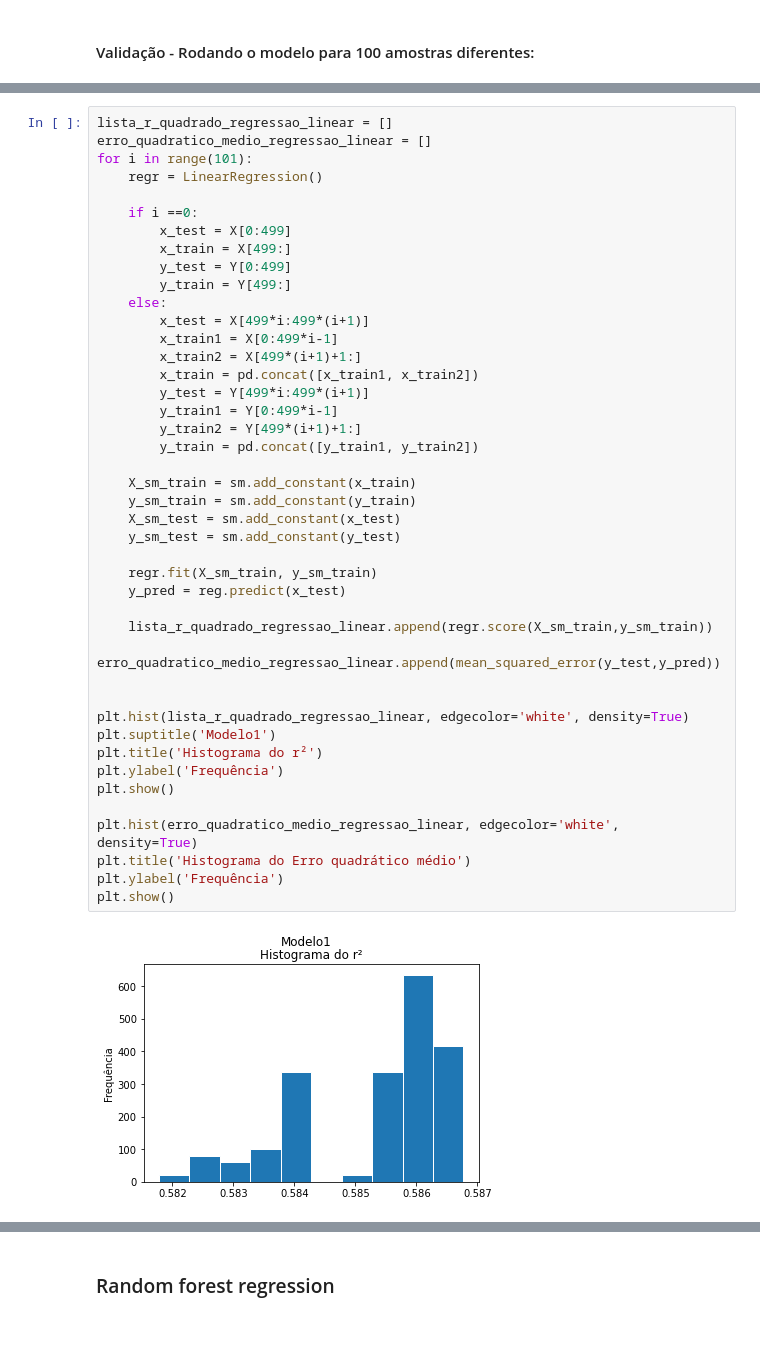
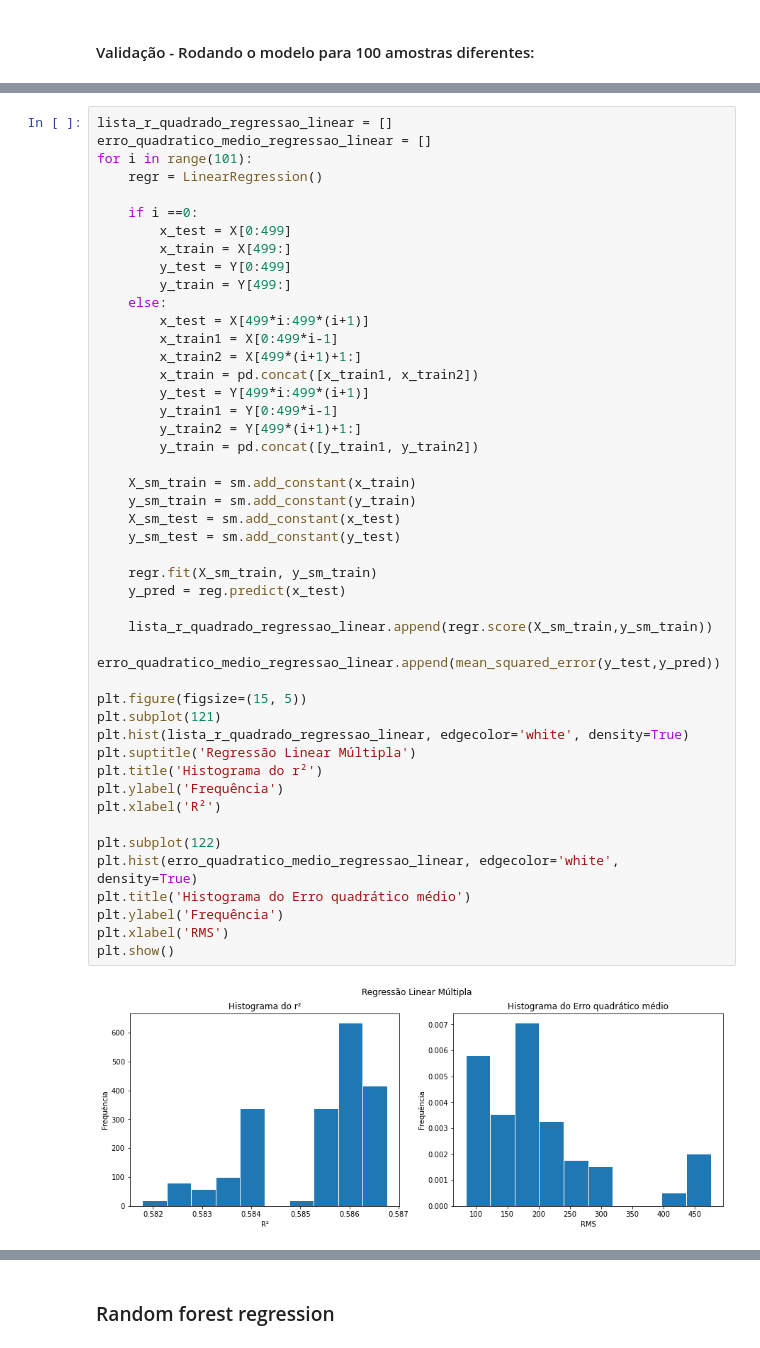
Before and after one commit to juliacfigueiredo/Projeto-2, a Jupyter notebook: Projeto_Final.ipynb, the cells around one changed output, grey strips where cells are left out. Drawn from its saved outputs; the diff is of its cells as text.

Commit message:
add descrição nos modelos e formatando graficos

```diff
--- a/Projeto_Final.ipynb
+++ b/Projeto_Final.ipynb
@@ -354,34 +355,37 @@ for i in range(101):
     else:
         x_test = X[499*i:499*(i+1)]
         x_train1 = X[0:499*i-1]
         x_train2 = X[499*(i+1)+1:]
         x_train = pd.concat([x_train1, x_train2])
         y_test = Y[499*i:499*(i+1)]
         y_train1 = Y[0:499*i-1]
         y_train2 = Y[499*(i+1)+1:]
         y_train = pd.concat([y_train1, y_train2])
 
     X_sm_train = sm.add_constant(x_train)
     y_sm_train = sm.add_constant(y_train)
     X_sm_test = sm.add_constant(x_test)
     y_sm_test = sm.add_constant(y_test)
 
     regr.fit(X_sm_train, y_sm_train)
     y_pred = reg.predict(x_test)
 
     lista_r_quadrado_regressao_linear.append(regr.score(X_sm_train,y_sm_train))
     erro_quadratico_medio_regressao_linear.append(mean_squared_error(y_test,y_pred))
 
-
+plt.figure(figsize=(15, 5))
+plt.subplot(121)
 plt.hist(lista_r_quadrado_regressao_linear, edgecolor='white', density=True)
-plt.suptitle('Modelo1')
+plt.suptitle('Regressão Linear Múltipla')
 plt.title('Histograma do r²')
 plt.ylabel('Frequência')
-plt.show()
+plt.xlabel('R²')
 
+plt.subplot(122)
 plt.hist(erro_quadratico_medio_regressao_linear, edgecolor='white', density=True)
 plt.title('Histograma do Erro quadrático médio')
 plt.ylabel('Frequência')
+plt.xlabel('RMS')
 plt.show()
 # %% [output]
-[figure, old version]
+[figure, new version]
```
Also changed, not shown: parts of 33 cells of this notebook.
